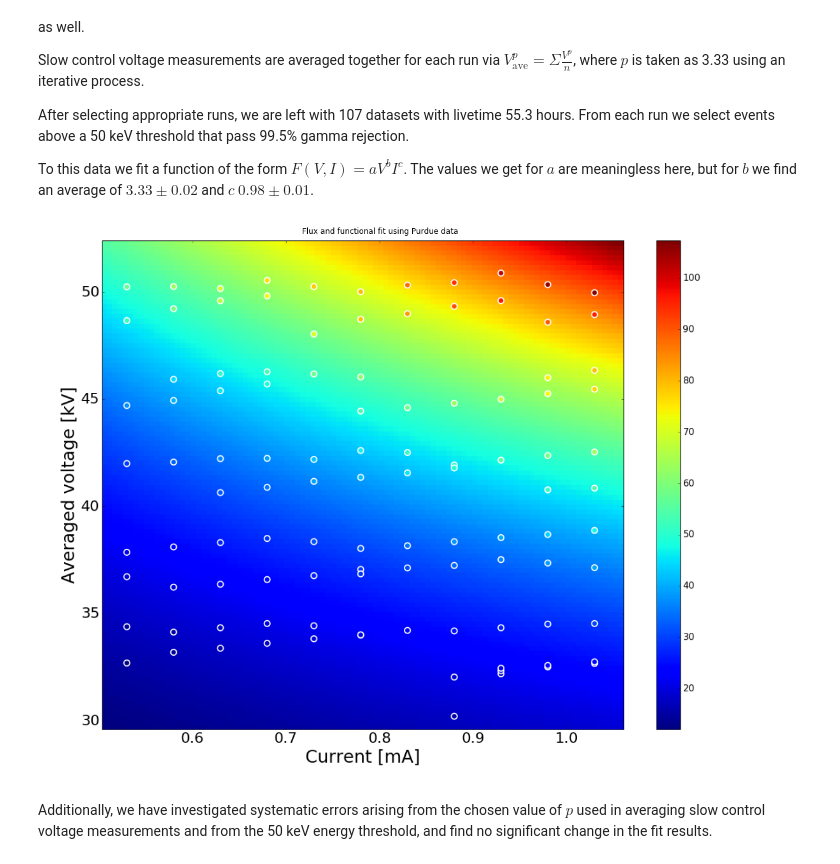
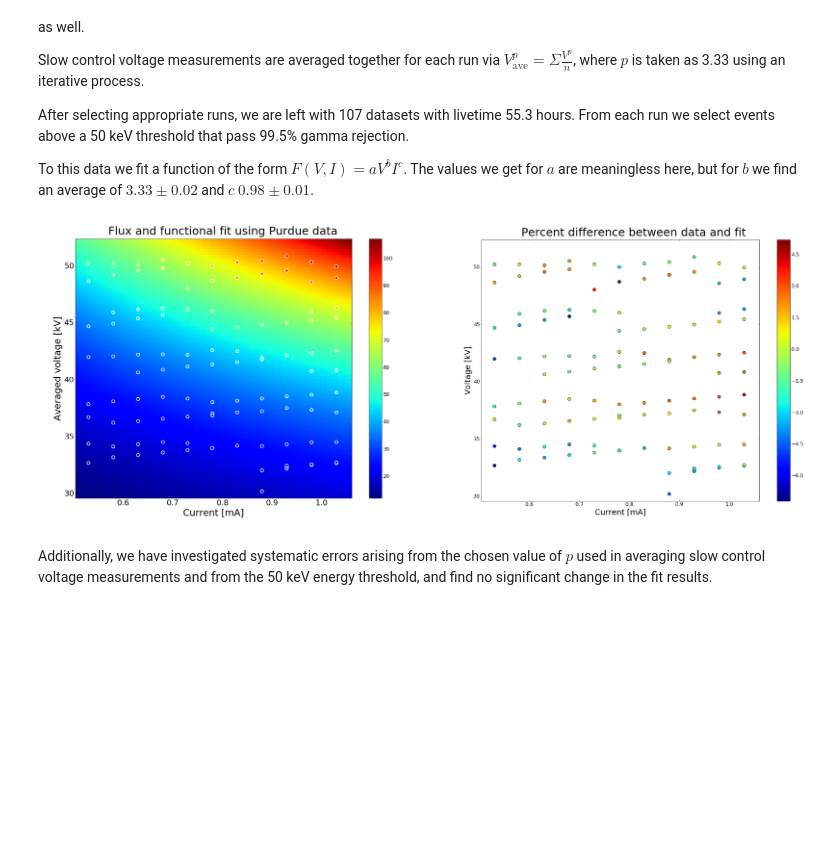
Before and after one commit to XENON1T/PTB, a Jupyter notebook: Neutron_generator_note.ipynb, the cells around one changed output. Drawn from its saved outputs; the diff is of its cells as text; code cells hidden in the pictures; blank space fills up the shorter version.

Commit message:
Added plot for note, updates to note

```diff
--- a/Neutron_generator_note.ipynb
+++ b/Neutron_generator_note.ipynb
@@ -91,13 +91,20 @@ After selecting appropriate runs, we are left with 107 datasets with livetime 55
 
 To this data we fit a function of the form $F(V,I) = aV^bI^c$. The values we get for $a$ are meaningless here, but for $b$ we find an average of $3.33\pm0.02$ and $c$ $0.98\pm0.01$.
 # %%
-fig = plt.figure(figsize=(20,15))
+fig = plt.figure(figsize=(30,15))
+ax = []
+ax.append(fig.add_subplot(1,2,1))
 plt.imshow(mpimg.imread('plots/fluxandfit.png'))
-plt.title('Flux and functional fit using Purdue data',fontsize=15)
+plt.title('Figure 1a: Flux and functional fit using Purdue data',fontsize=25)
+plt.axis('off')
+
+ax.append(fig.add_subplot(1,2,2))
+plt.imshow(mpimg.imread('plots/fiterror.png'))
+plt.title('Figure 1b: Percent difference between data and fit',fontsize=25)
 plt.axis('off')
 plt.show()
 # %% [output]
-[figure, old version]
+[figure, new version]
 # %% [markdown]
 Additionally, we have investigated systematic errors arising from the chosen value of $p$ used in averaging slow control voltage measurements and from the 50 keV energy threshold, and find no significant change in the fit results.
 # %% [markdown]
```
Also changed, not shown: parts of 12 cells of this notebook, 2 other files.
